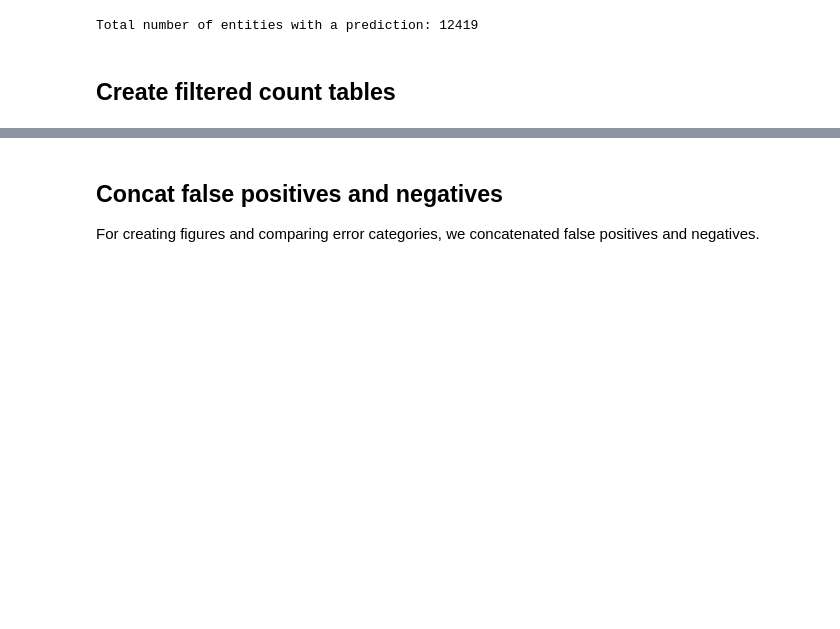
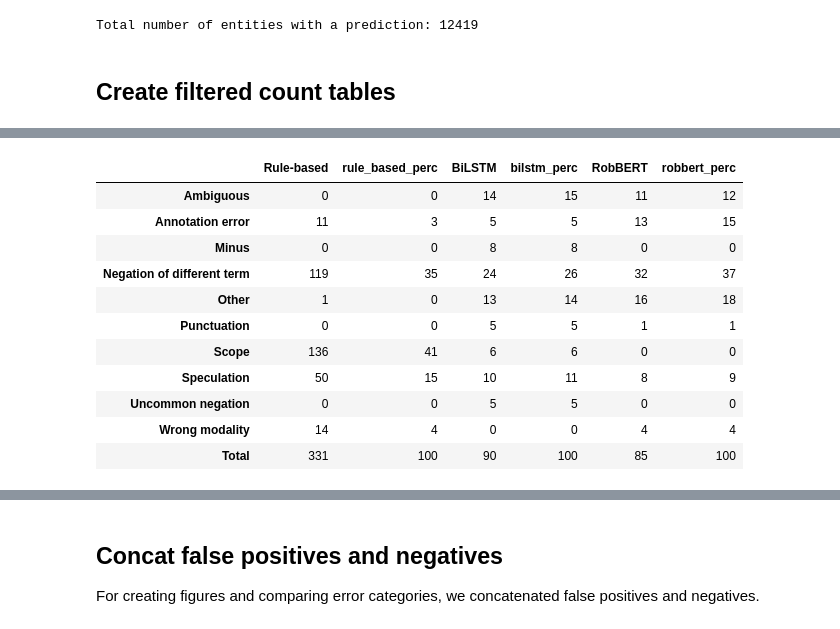
Before and after one commit to umcu/negation-detection, a Jupyter notebook: 03_compare_errors.ipynb, the cells around one changed output, grey strips where cells are left out. Saved outputs shown, nothing was run; the diff lists cells and outputs as text; code cells hidden in the pictures; blank space fills up the shorter version.

```diff
--- a/03_compare_errors.ipynb
+++ b/03_compare_errors.ipynb
@@ -105,4 +105,21 @@ def create_count_table(fp_rule_based, fp_bilstm, fp_robbert):
     return count_table
+# %%
+def create_count_table_with_perc(rule_based, bilstm, robbert):
+    count_table = pd.DataFrame({'rule_based': rule_based.value_counts(),
+                                'rule_based_perc': rule_based.value_counts(normalize=True) * 100,
+                                'bilstm': bilstm.value_counts(),
+                                'bilstm_perc': bilstm.value_counts(normalize=True) * 100,
+                                'robbert': robbert.value_counts(),
+                                'robbert_perc': robbert.value_counts(normalize=True) * 100})
+    count_table.fillna(0, inplace=True)
+    count_table.reset_index(level=[0],inplace=True)
+    count_table.set_index('level_0', inplace=True)
+    count_table.index.name = None
+    count_table.loc['Total']= count_table.sum(numeric_only=True, axis=0)
+    count_table = count_table.astype('int').astype('string')
+    count_table.rename(pretty_names_error_categories, inplace=True)
+    count_table.rename(columns=pretty_names_error_methods, inplace=True)
+    return count_table
 # %% [markdown]
 ## Create unfiltered count tables
 # %%
@@ -165,3 +192,19 @@ false_positive_counts
+# %%
+# False positives
+create_count_table_with_perc(fp_rule_based, fp_bilstm, fp_robbert)
+# %% [output]
+|  | Rule-based | rule_based_perc | BiLSTM | bilstm_perc | RobBERT | robbert_perc |
+| Ambiguous | 0 | 0 | 14 | 15 | 11 | 12 |
+| Annotation error | 11 | 3 | 5 | 5 | 13 | 15 |
+| Minus | 0 | 0 | 8 | 8 | 0 | 0 |
+| Negation of different term | 119 | 35 | 24 | 26 | 32 | 37 |
+| Other | 1 | 0 | 13 | 14 | 16 | 18 |
+| Punctuation | 0 | 0 | 5 | 5 | 1 | 1 |
+| Scope | 136 | 41 | 6 | 6 | 0 | 0 |
+| Speculation | 50 | 15 | 10 | 11 | 8 | 9 |
+| Uncommon negation | 0 | 0 | 5 | 5 | 0 | 0 |
+| Wrong modality | 14 | 4 | 0 | 0 | 4 | 4 |
+| Total | 331 | 100 | 90 | 100 | 85 | 100 |
 # %%
 print(false_positive_counts.to_latex(index=True))
 # %% [output]
```
Also changed, not shown: parts of 10 cells of this notebook, 4 other files.
